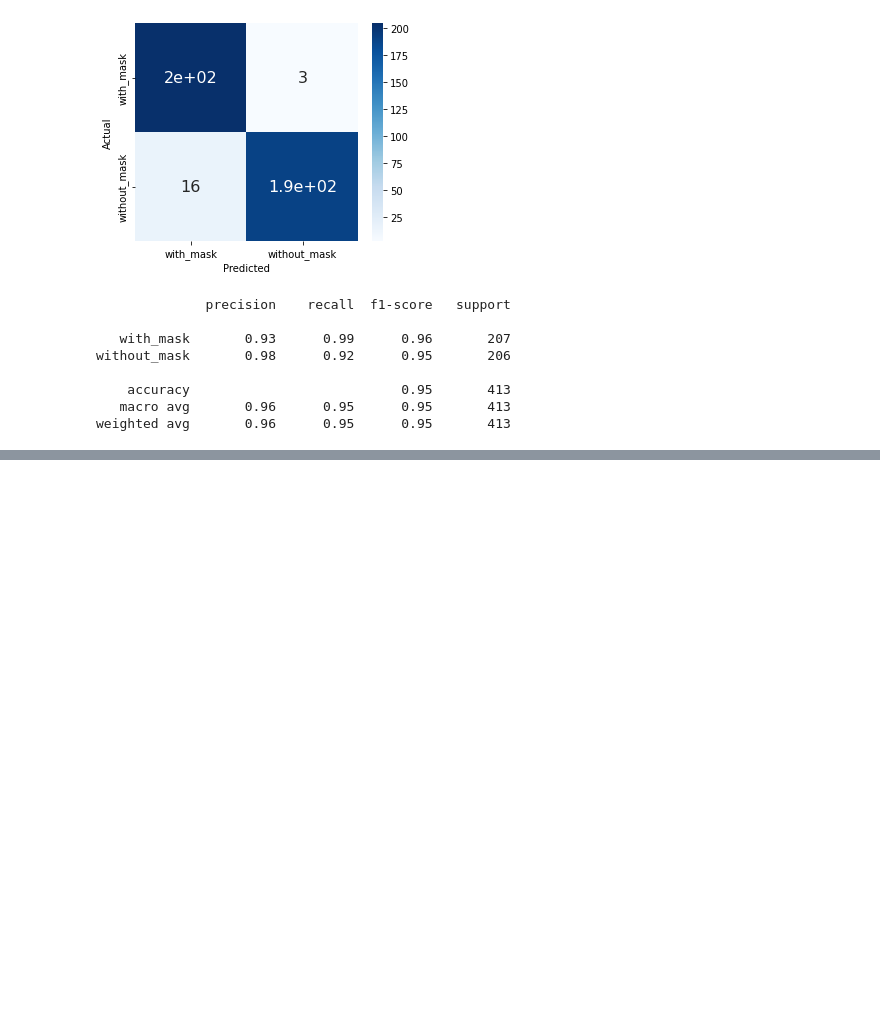
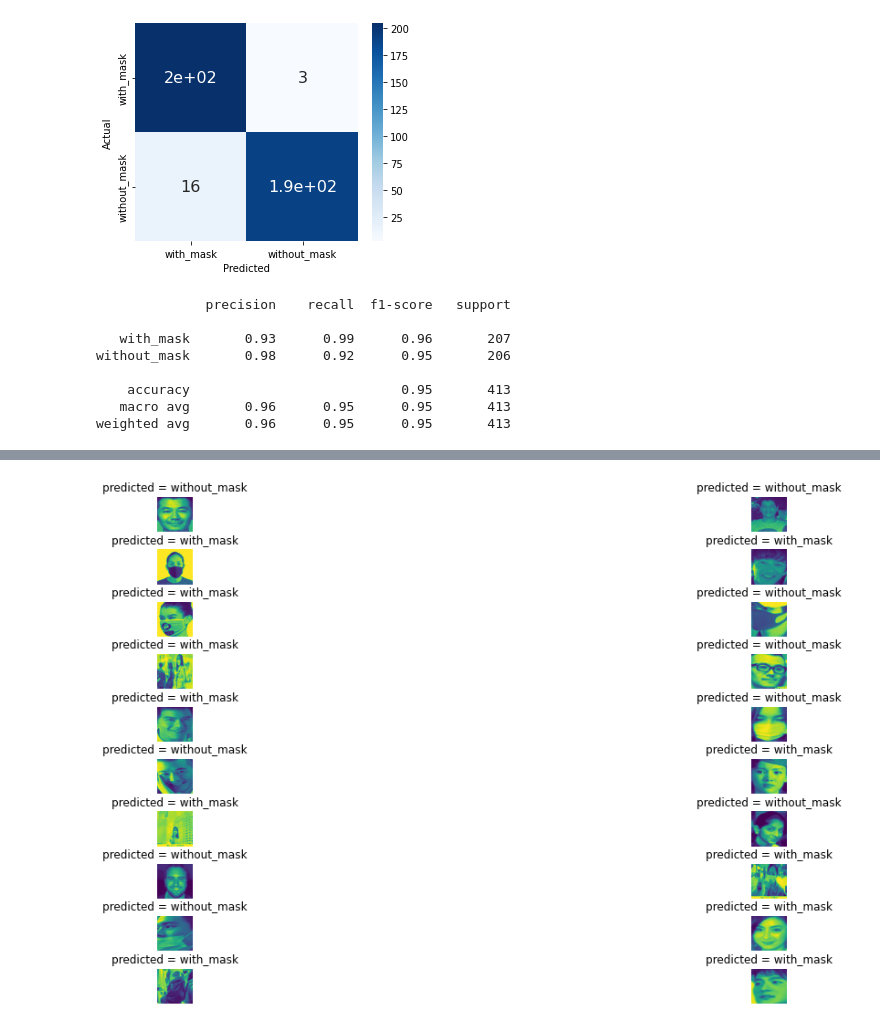
Before and after one commit to ZahraDehghani99/FacemaskWearingAlertSystem, a Jupyter notebook: FaceMaskClassifier.ipynb, the cells around one changed output, grey strips where cells are left out. Cells and saved outputs as stored; diff of their text form; code cells hidden in the pictures; blank space fills up the shorter version.

```diff
--- a/FaceMaskClassifier.ipynb
+++ b/FaceMaskClassifier.ipynb
@@ -844,0 +883,6 @@ weighted avg       0.96      0.95      0.95       413
+# %%
+# reshape dataset to have a single channel
+X_train_gray = X_train_gray.reshape((X_train_gray.shape[0], 224, 224, 1))
+X_test_cdd_gray = X_test_cdd_gray.reshape((X_test_cdd_gray.shape[0], 224, 224, 1))
+X_test_rmfd_gray = X_test_rmfd_gray.reshape((X_test_rmfd_gray.shape[0], 224, 224, 1))
+X_test_smfd_gray = X_test_smfd_gray.reshape((X_test_smfd_gray.shape[0], 224, 224, 1))
@@ -844,0 +1079,25 @@ weighted avg       0.96      0.95      0.95       413
+# %%
+from tensorflow import keras
+model = keras.models.load_model(base_path + "model/best_model.hdf5")#
+# %%
+num = 20
+idx = random.sample(range(X_test_cdd_gray.shape[0]), 20)
+test_list = []
+for i in idx:
+  test_list.append(X_test_cdd_gray[i])
+test_list = np.array(test_list)
+
+predict_test = model.predict(test_list)
+predict_test_id = predict_test.argmax(axis=1)
+
+f = plt.figure(figsize=(20, 16))
+for i in range(num):
+    plt.subplot(num, 2, i+1)
+    img = test_list[i].reshape(224, 224)
+    plt.imshow(img)
+    plt.title(f'predicted = {classID[predict_test_id[i]]}')
+    plt.axis('off')
+    plt.rcParams["figure.figsize"] = (30,3)
+    plt.subplots_adjust(top = 0.99, bottom=0.01, hspace=0.5, wspace=0.4)
+# %% [output]
+[figure, added]
```
Also changed, not shown: parts of 42 cells of this notebook.
